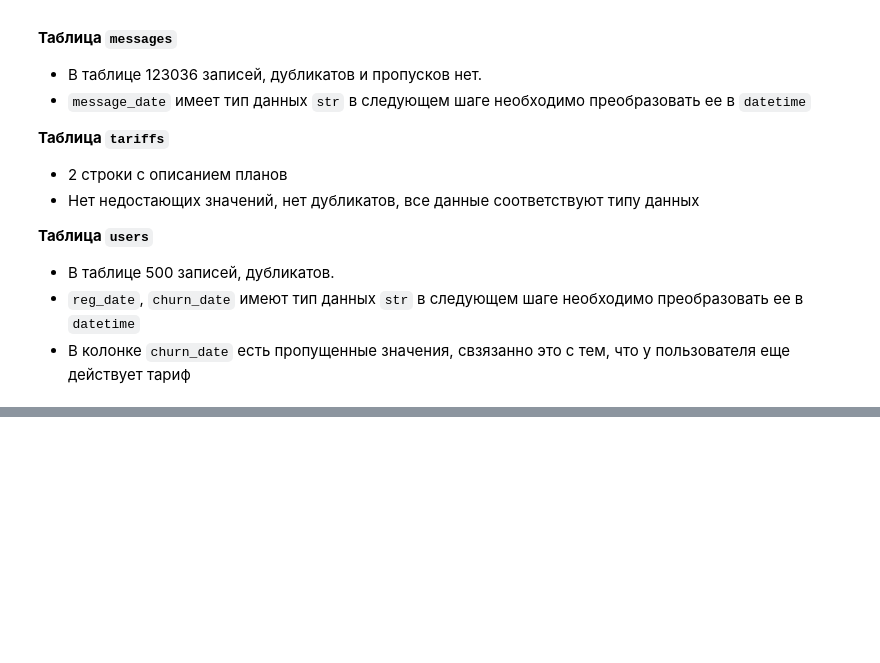
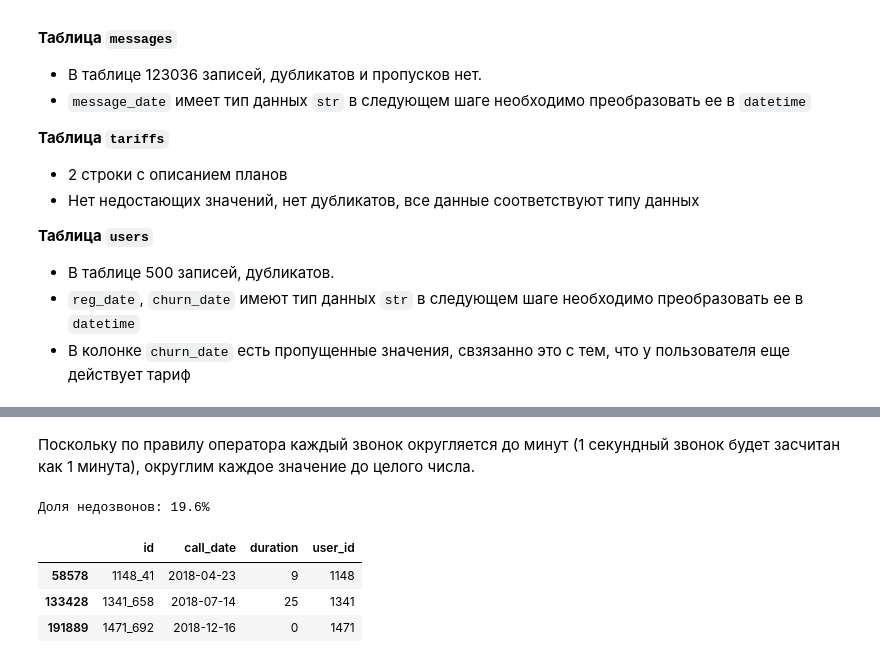
Before and after one commit to artkriukov/portfolio, a Jupyter notebook: telecom_tariff_revenue/telecom_tariff_revenue.ipynb, the cells around one changed output, grey strips where cells are left out. Cells and saved outputs as stored; diff of their text form; code cells hidden in the pictures; blank space fills up the shorter version.

```diff
--- a/telecom_tariff_revenue/telecom_tariff_revenue.ipynb
+++ b/telecom_tariff_revenue/telecom_tariff_revenue.ipynb
@@ -204,0 +250,13 @@ DESCRIBE
+# %% [markdown]
+Поскольку по правилу оператора каждый звонок округляется до минут (1 секундный звонок будет засчитан как 1 минута), округлим каждое значение до целого числа.
+# %%
+# Окргулим продолжительность звонка до целого числа
+calls['duration'] = np.ceil(calls['duration']).astype(int)
+print(f'Доля недозвонов: {len(calls[calls["duration"] == 0]) / len(calls):.1%}')
+calls.sample(3)
+# %% [output]
+Доля недозвонов: 19.6%
+|  | id | call_date | duration | user_id |
+| 58578 | 1148_41 | 2018-04-23 | 9 | 1148 |
+| 133428 | 1341_658 | 2018-07-14 | 25 | 1341 |
+| 191889 | 1471_692 | 2018-12-16 | 0 | 1471 |
```
Also changed, not shown: parts of 13 cells of this notebook, 1 other file.
